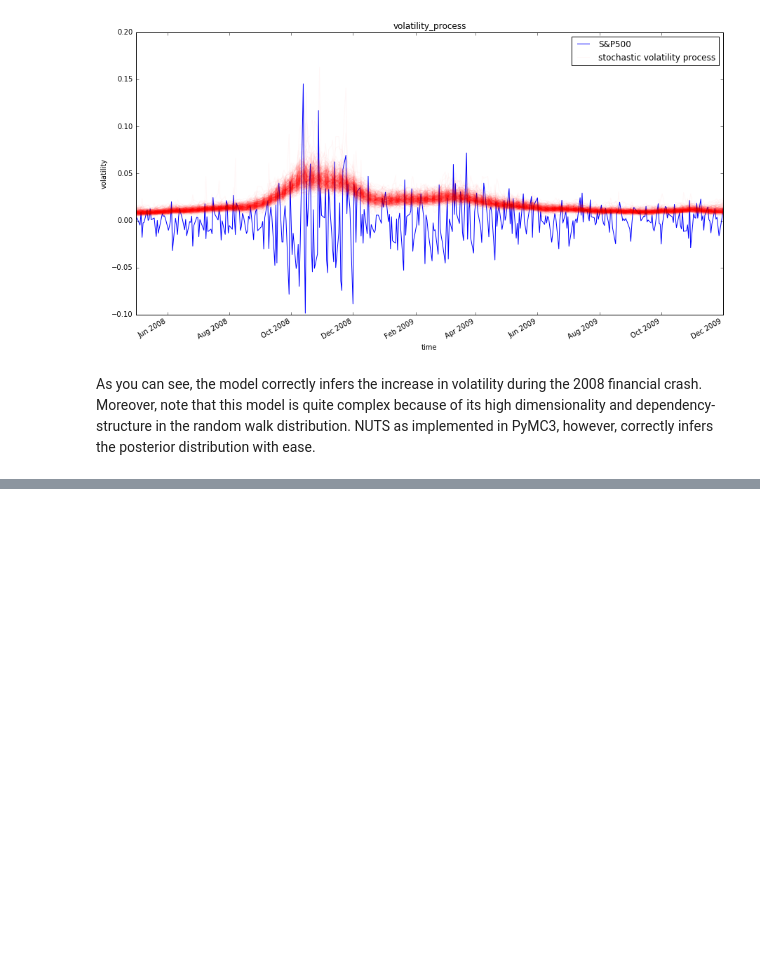
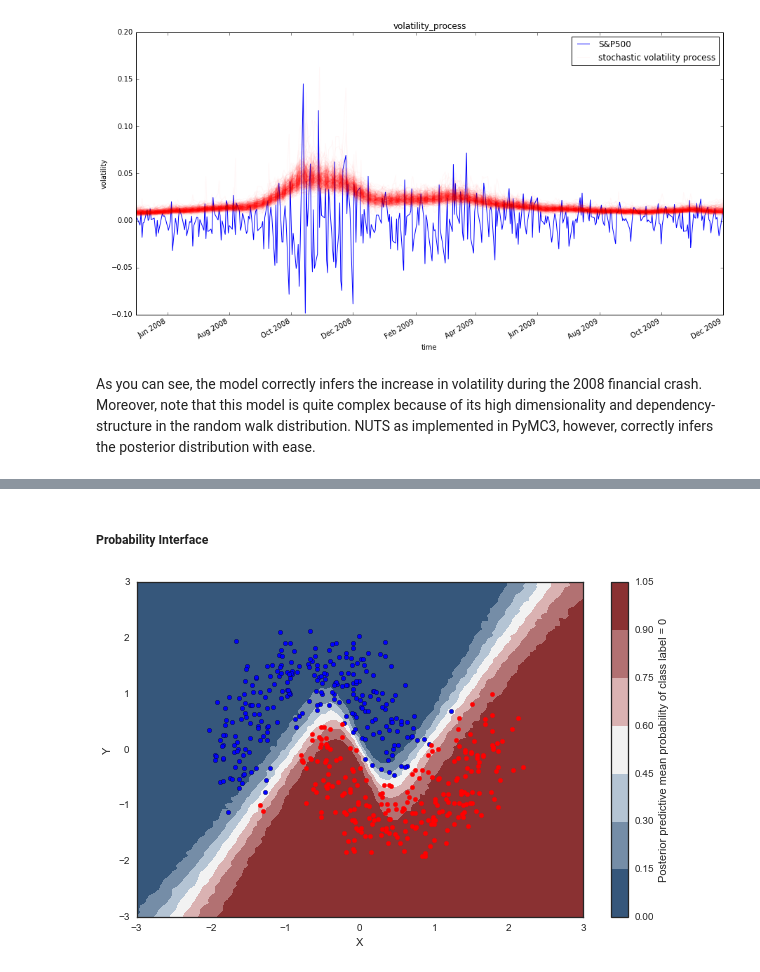
Before and after one commit to ericxtang/pymc3-examples, a Jupyter notebook: Probabilistic Programming in 3 Examples.ipynb, the cells around one changed output, grey strips where cells are left out. Drawn from its saved outputs; the diff is of its cells as text; code cells hidden in the pictures; blank space fills up the shorter version.

```diff
--- a/Probabilistic Programming in 3 Examples.ipynb
+++ b/Probabilistic Programming in 3 Examples.ipynb
@@ -315,0 +455,24 @@ As you can see, the model correctly infers the increase in volatility during the
+# %%
+grid = np.mgrid[-3:3:100j,-3:3:100j]
+grid_2d = grid.reshape(2, -1).T
+X, Y = grid
+dummy_out = np.ones(grid.shape[1], dtype=np.int8)
+# %%
+ann_input.set_value(grid_2d)
+ann_output.set_value(dummy_out)
+
+# Creater posterior predictive samples
+ppc = pm.sample_ppc(trace, model=neural_network, samples=500)
+# %% [markdown]
+##### Probability Interface
+# %%
+cmap = sns.diverging_palette(250, 12, s=85, l=25, as_cmap=True)
+fig, ax = plt.subplots(figsize=(10, 6))
+contour = ax.contourf(X, Y, ppc['out'].mean(axis=0).reshape(100, 100), cmap=cmap)
+ax.scatter(X_test[pred==0, 0], X_test[pred==0, 1])
+ax.scatter(X_test[pred==1, 0], X_test[pred==1, 1], color='r')
+cbar = plt.colorbar(contour, ax=ax)
+_ = ax.set(xlim=(-3, 3), ylim=(-3, 3), xlabel='X', ylabel='Y');
+cbar.ax.set_ylabel('Posterior predictive mean probability of class label = 0');
+# %% [output]
+[figure, added]
```
Also changed, not shown: parts of 29 cells of this notebook.
